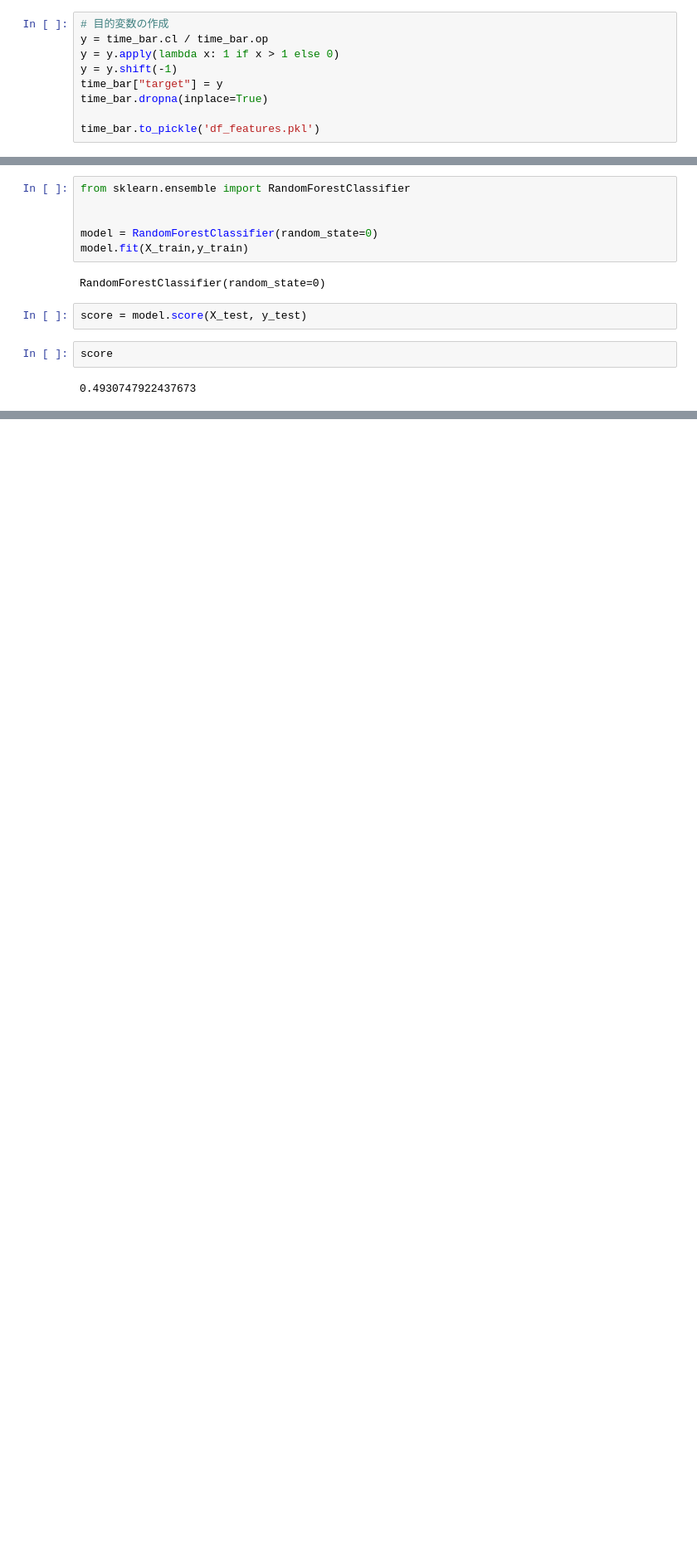
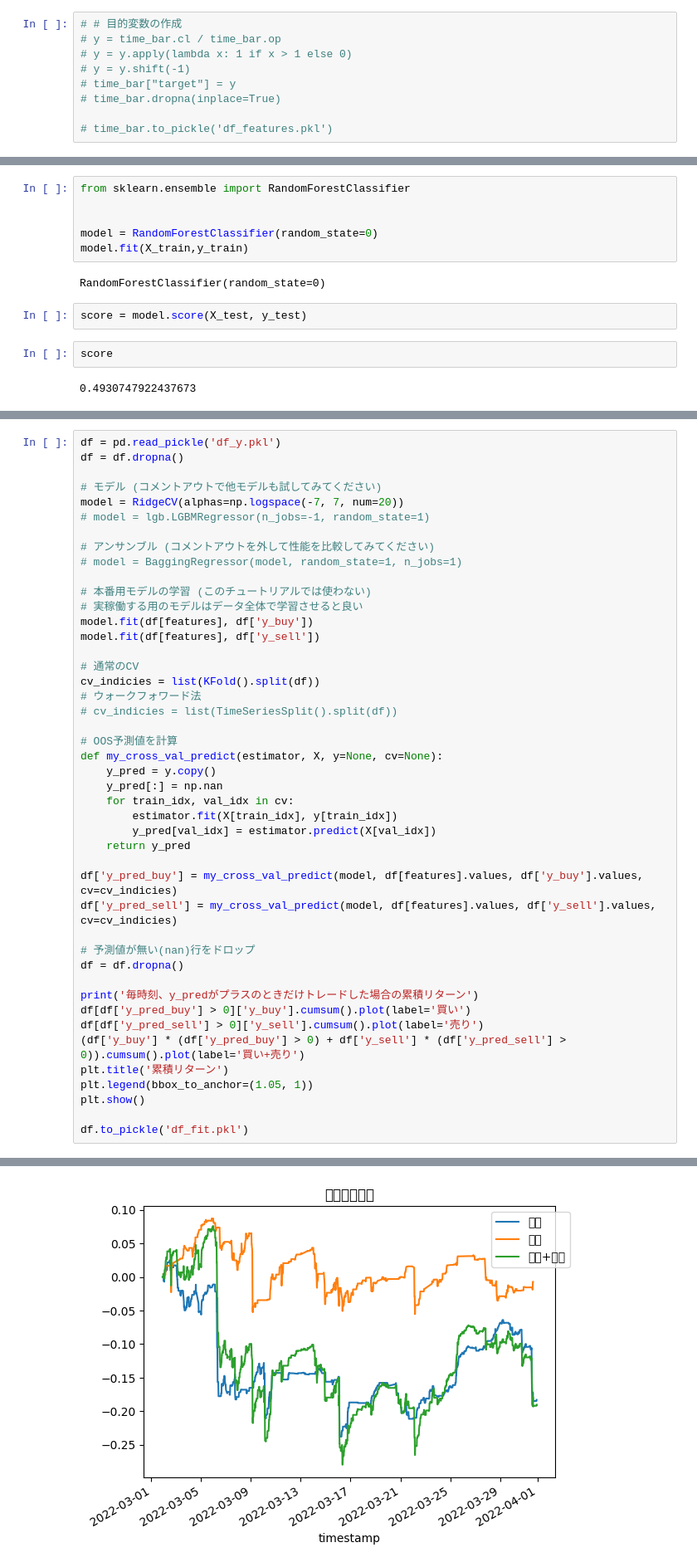
Before and after one commit to CosmoMax10/robin_mlbot_practice, a Jupyter notebook: data_backtesting_practice.ipynb, the cells around one changed output, grey strips where cells are left out. Shown: that part at 83% size. Drawn from its saved outputs; the diff is of its cells as text; blank space fills up the shorter version.

```diff
--- a/data_backtesting_practice.ipynb
+++ b/data_backtesting_practice.ipynb
@@ -179,14 +181,14 @@ display(time_bar)
 # %% [markdown]
 **opとclを比べて値段が上がったかどうかでラベリングする方法**
 # %%
-# 目的変数の作成
-y = time_bar.cl / time_bar.op
-y = y.apply(lambda x: 1 if x > 1 else 0)
-y = y.shift(-1)
-time_bar["target"] = y
-time_bar.dropna(inplace=True)
+# # 目的変数の作成
+# y = time_bar.cl / time_bar.op
+# y = y.apply(lambda x: 1 if x > 1 else 0)
+# y = y.shift(-1)
+# time_bar["target"] = y
+# time_bar.dropna(inplace=True)
 
-time_bar.to_pickle('df_features.pkl')
+# time_bar.to_pickle('df_features.pkl')
 # %% [markdown]
 **固定時間ホライズン法によってラベリングする方法**
 # %%
@@ -403,0 +436,46 @@ score
+# %%
+df = pd.read_pickle('df_y.pkl')
+df = df.dropna()
+
+# モデル (コメントアウトで他モデルも試してみてください)
+model = RidgeCV(alphas=np.logspace(-7, 7, num=20))
+# model = lgb.LGBMRegressor(n_jobs=-1, random_state=1)
+
+# アンサンブル (コメントアウトを外して性能を比較してみてください)
+# model = BaggingRegressor(model, random_state=1, n_jobs=1)
+
+# 本番用モデルの学習 (このチュートリアルでは使わない)
+# 実稼働する用のモデルはデータ全体で学習させると良い
+model.fit(df[features], df['y_buy'])
+model.fit(df[features], df['y_sell'])
+
+# 通常のCV
+cv_indicies = list(KFold().split(df))
+# ウォークフォワード法
+# cv_indicies = list(TimeSeriesSplit().split(df))
+
+# OOS予測値を計算
+def my_cross_val_predict(estimator, X, y=None, cv=None):
+    y_pred = y.copy()
+    y_pred[:] = np.nan
+    for train_idx, val_idx in cv:
+        estimator.fit(X[train_idx], y[train_idx])
+        y_pred[val_idx] = estimator.predict(X[val_idx])
+    return y_pred
+
+df['y_pred_buy'] = my_cross_val_predict(model, df[features].values, df['y_buy'].values, cv=cv_indicies)
+df['y_pred_sell'] = my_cross_val_predict(model, df[features].values, df['y_sell'].values, cv=cv_indicies)
+
+# 予測値が無い(nan)行をドロップ
+df = df.dropna()
+
+print('毎時刻、y_predがプラスのときだけトレードした場合の累積リターン')
+df[df['y_pred_buy'] > 0]['y_buy'].cumsum().plot(label='買い')
+df[df['y_pred_sell'] > 0]['y_sell'].cumsum().plot(label='売り')
+(df['y_buy'] * (df['y_pred_buy'] > 0) + df['y_sell'] * (df['y_pred_sell'] > 0)).cumsum().plot(label='買い+売り')
+plt.title('累積リターン')
+plt.legend(bbox_to_anchor=(1.05, 1))
+plt.show()
+
+df.to_pickle('df_fit.pkl')
+# %% [output]
@@ -403,0 +483 @@ score
+[figure, added]
```
Also changed, not shown: parts of 11 cells of this notebook.
